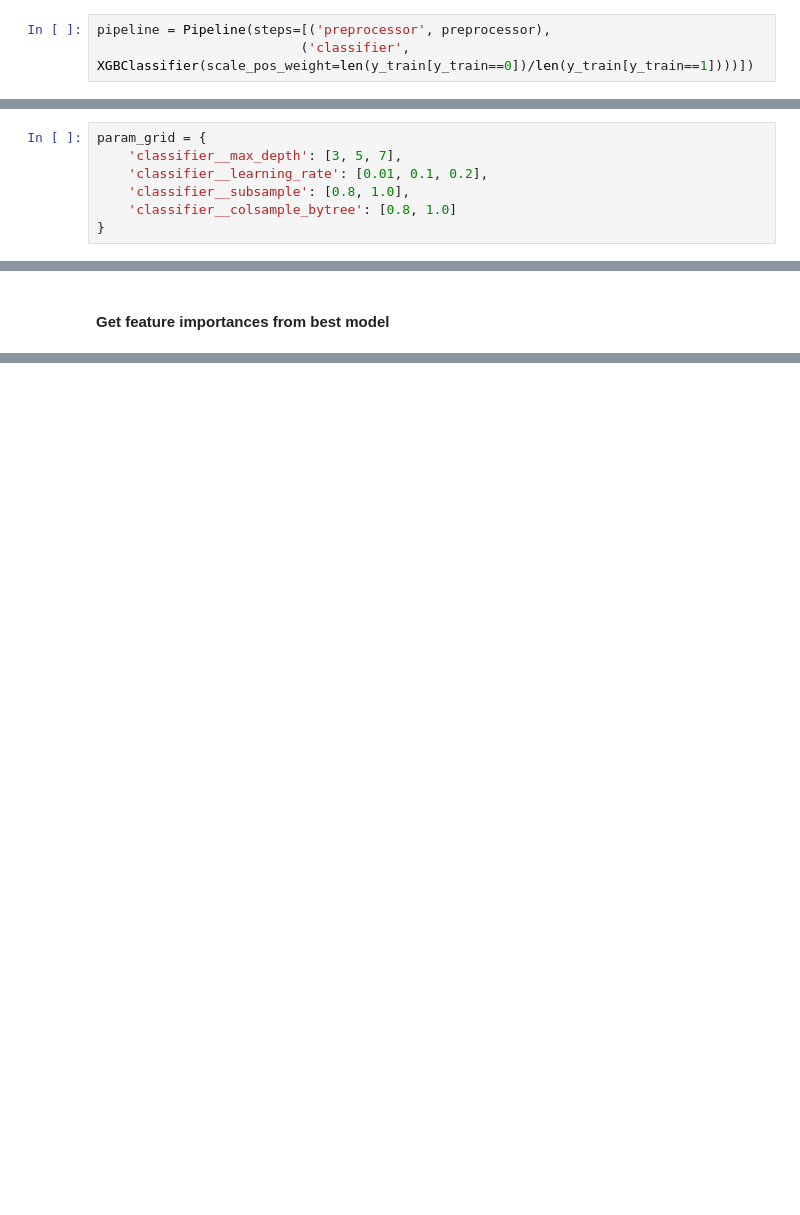
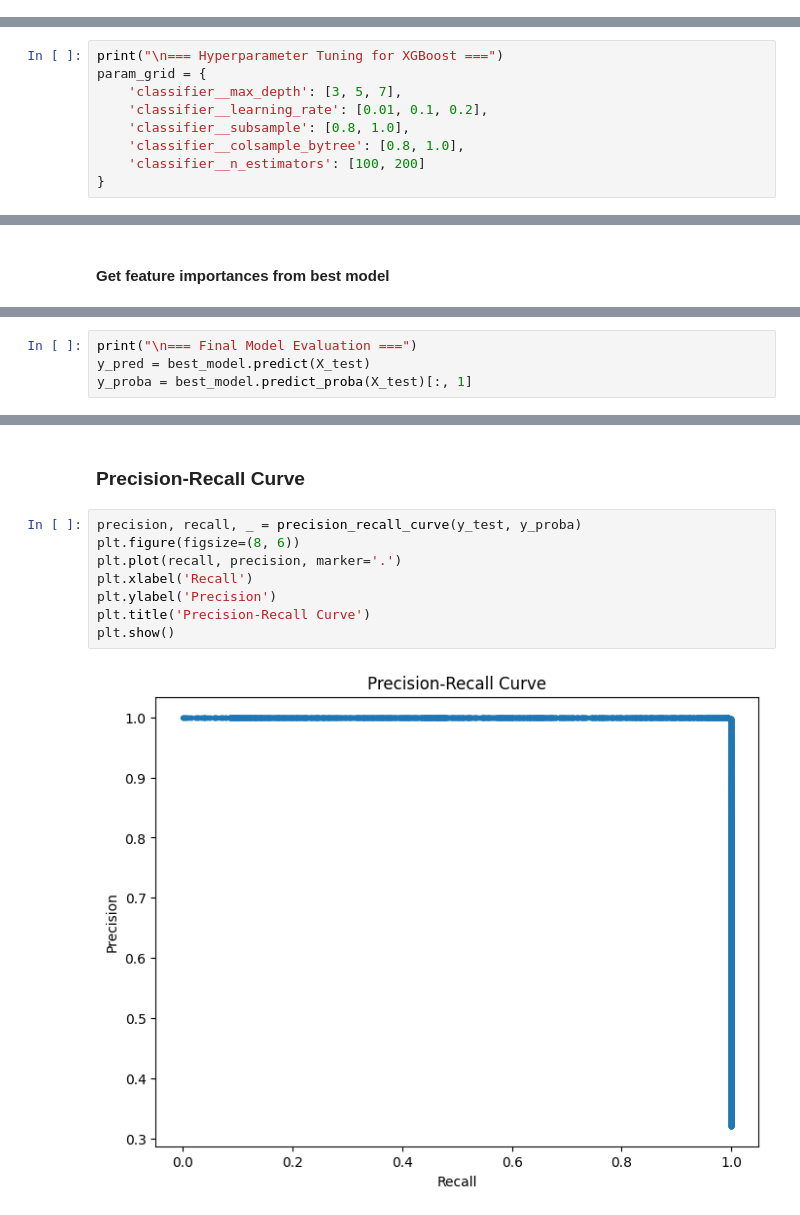
Before and after one commit to FinTech-Software/ML-Model-For-Fraud-Detection-and-Risk-Analysis, a Jupyter notebook: Models/Model_Selection_and_Training.ipynb, the cells around one changed output, grey strips where cells are left out. Drawn from its saved outputs; the diff is of its cells as text; blank space fills up the shorter version.

```diff
--- a/Models/Model_Selection_and_Training.ipynb
+++ b/Models/Model_Selection_and_Training.ipynb
@@ -106,14 +175,13 @@ ROC-AUC: 1.0000
 # %% [markdown]
 #### Create pipeline with XGBoost
-# %%
-pipeline = Pipeline(steps=[('preprocessor', preprocessor),
-                          ('classifier', XGBClassifier(scale_pos_weight=len(y_train[y_train==0])/len(y_train[y_train==1])))])
 # %% [markdown]
 #### Define parameter grid
 # %%
+print("\n=== Hyperparameter Tuning for XGBoost ===")
 param_grid = {
     'classifier__max_depth': [3, 5, 7],
     'classifier__learning_rate': [0.01, 0.1, 0.2],
     'classifier__subsample': [0.8, 1.0],
-    'classifier__colsample_bytree': [0.8, 1.0]
+    'classifier__colsample_bytree': [0.8, 1.0],
+    'classifier__n_estimators': [100, 200]
 }
@@ -188,0 +251,4 @@ joblib.dump({
+# %%
+print("\n=== Final Model Evaluation ===")
+y_pred = best_model.predict(X_test)
+y_proba = best_model.predict_proba(X_test)[:, 1]
@@ -188,0 +273,12 @@ joblib.dump({
+# %% [markdown]
+### Precision-Recall Curve
+# %%
+precision, recall, _ = precision_recall_curve(y_test, y_proba)
+plt.figure(figsize=(8, 6))
+plt.plot(recall, precision, marker='.')
+plt.xlabel('Recall')
+plt.ylabel('Precision')
+plt.title('Precision-Recall Curve')
+plt.show()
+# %% [output]
+[figure, added]
```
Also changed, not shown: parts of 33 cells of this notebook, 5 other files.
